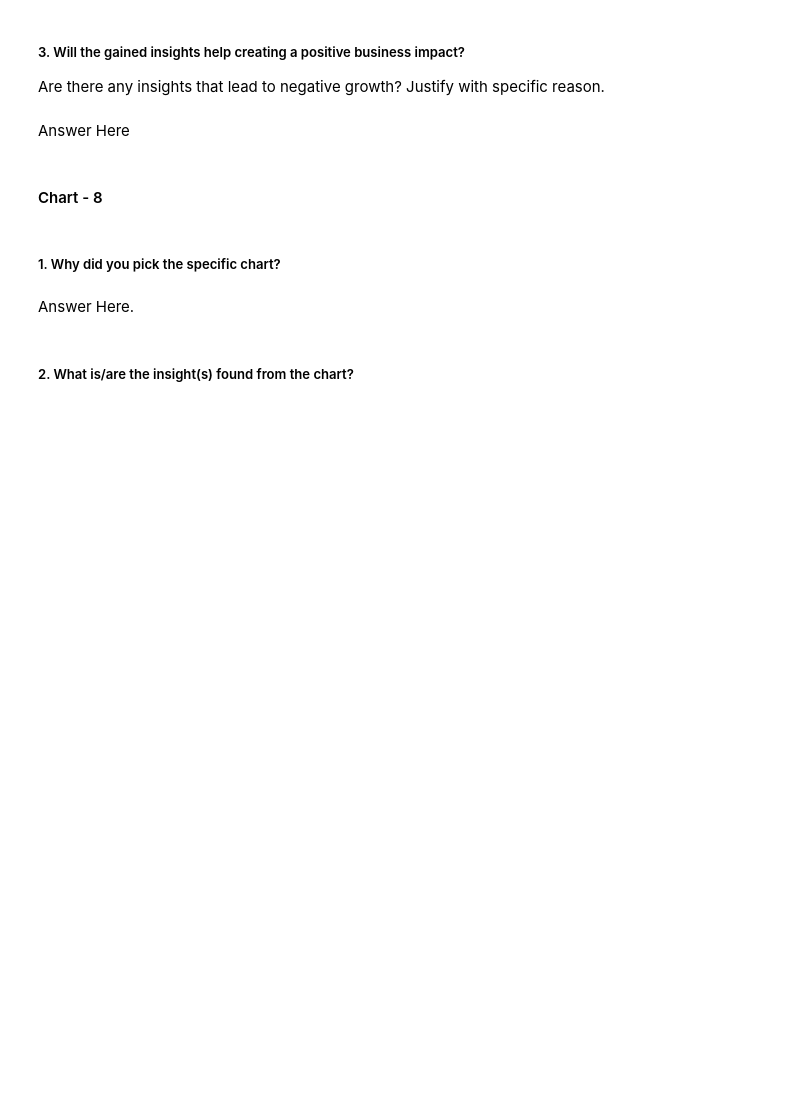
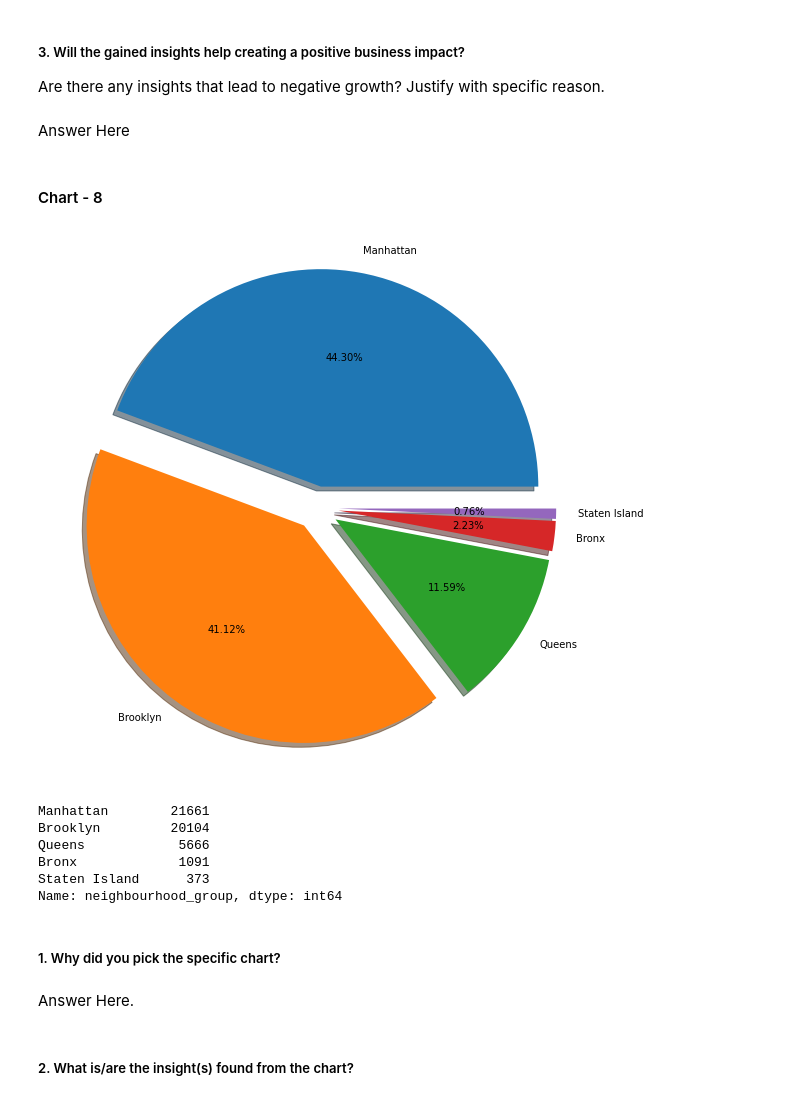
Before and after one commit to HemantSingh108/Airbnb_booking_analysis, a Jupyter notebook: Airbnb_Bookings_Analysis_Capstone_Project.ipynb, the cells around one changed output. Cells and saved outputs as stored; diff of their text form; code cells hidden in the pictures; blank space fills up the shorter version.

```diff
--- a/Airbnb_Bookings_Analysis_Capstone_Project.ipynb
+++ b/Airbnb_Bookings_Analysis_Capstone_Project.ipynb
@@ -448,3 +479,19 @@ Answer Here
+# %%
+# Chart - 8 visualization code
+plt.figure(figsize=(14,10))
+plt.pie(Data['neighbourhood_group'].value_counts(),labels=Data['neighbourhood_group'].value_counts().index,autopct='%.2f%%',startangle=360,shadow=True,explode=[0.1,0.1,0.1,0.1,0.1])
+plt.show()
+# %% [output]
+[figure, added]
+# %%
+Data['neighbourhood_group'].value_counts()
+# %% [output]
+Manhattan        21661
+Brooklyn         20104
+Queens            5666
+Bronx             1091
+Staten Island      373
+Name: neighbourhood_group, dtype: int64
 # %% [markdown]
 ##### 1. Why did you pick the specific chart?
 # %% [markdown]
```
Also changed, not shown: parts of 6 cells of this notebook.
